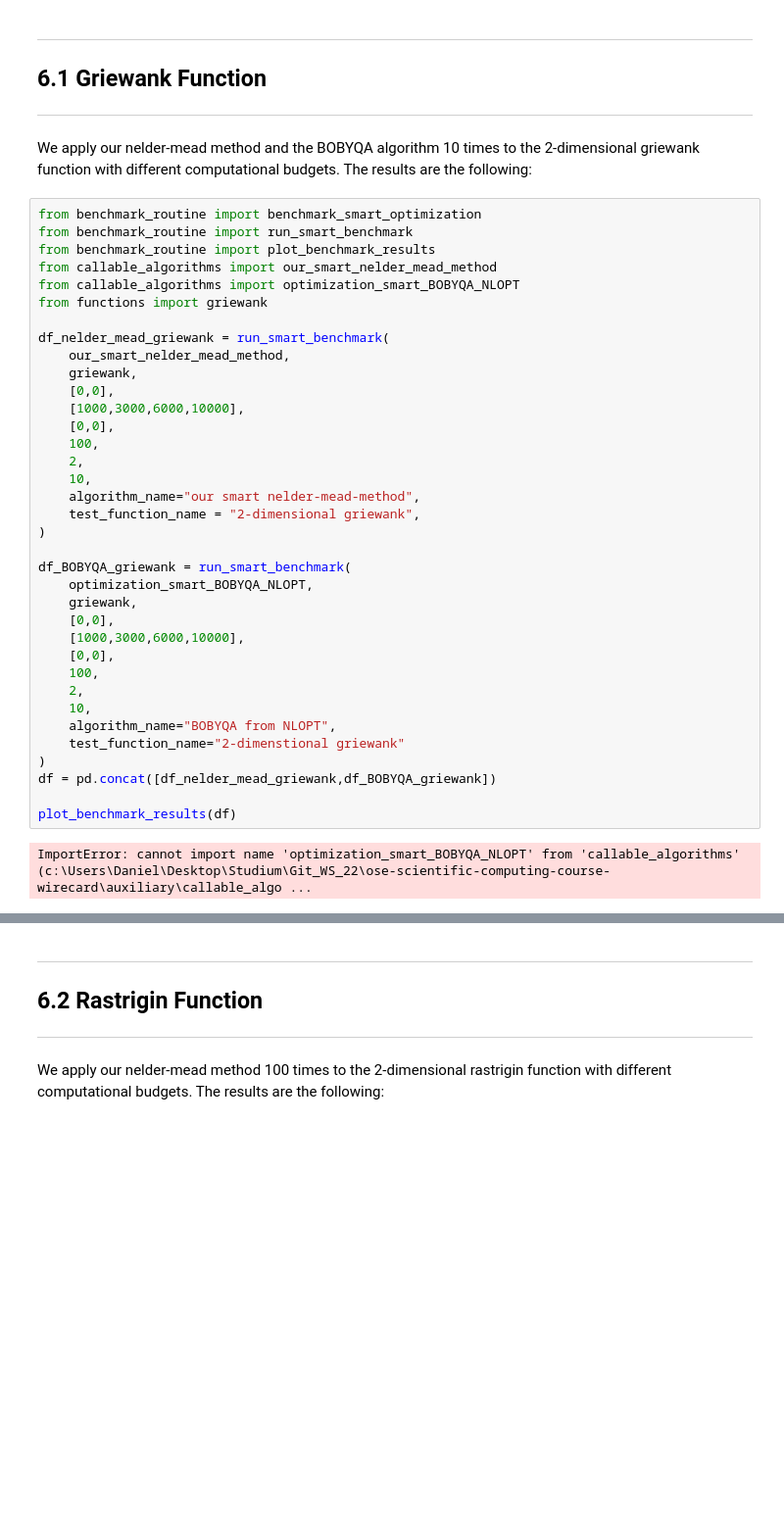
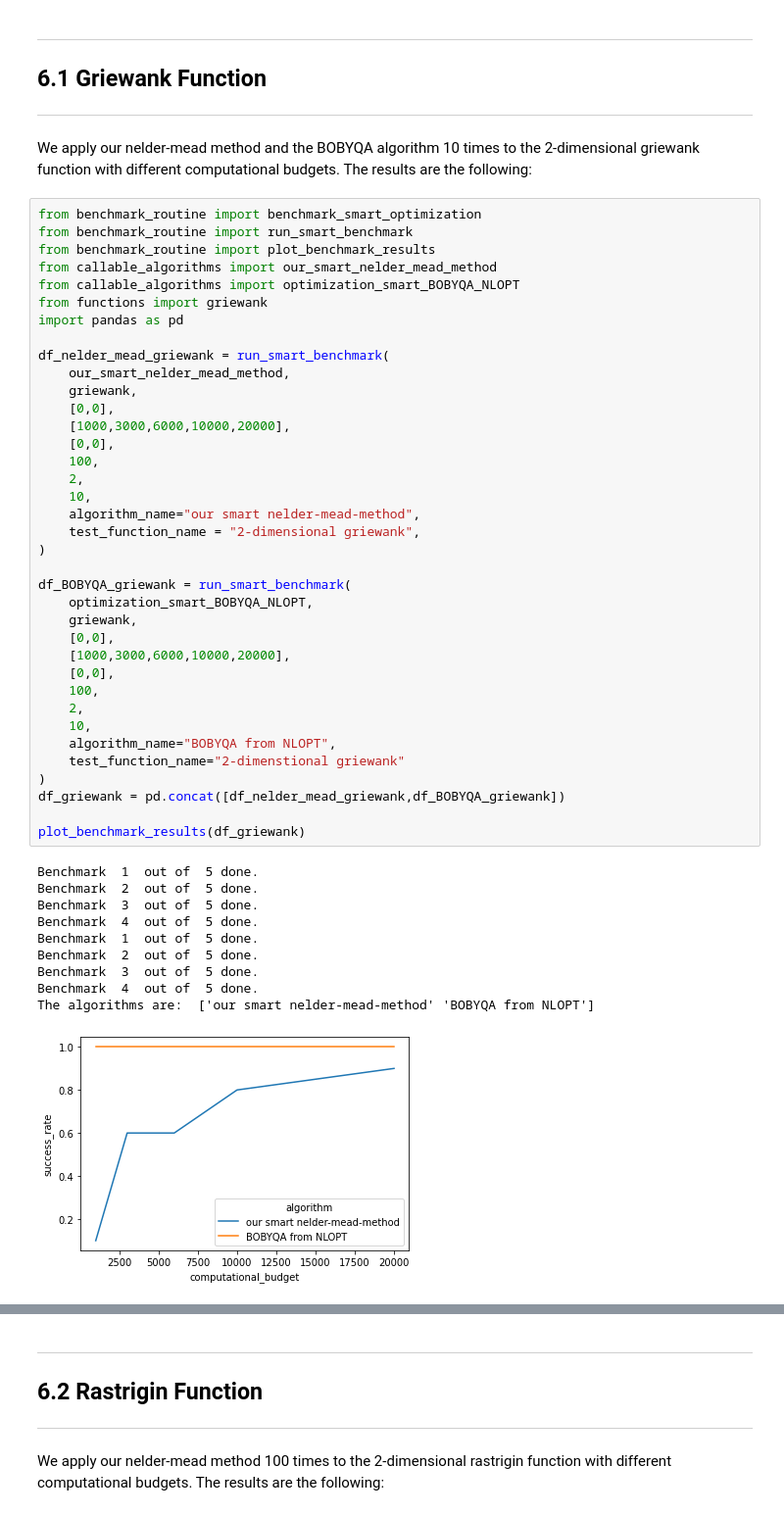
Before and after one commit to OpenSourceEconomics/ose-scientific-computing-course-wirecard, a Jupyter notebook: auxiliary/eppe_abgabe.ipynb, the cells around one changed output, grey strips where cells are left out. Shown at 98% size. Saved outputs shown, nothing was run; the diff lists cells and outputs as text; blank space fills up the shorter version.

```diff
--- a/auxiliary/eppe_abgabe.ipynb
+++ b/auxiliary/eppe_abgabe.ipynb
@@ -307,35 +307,45 @@ from benchmark_routine import run_smart_benchmark
 from benchmark_routine import plot_benchmark_results
 from callable_algorithms import our_smart_nelder_mead_method
 from callable_algorithms import optimization_smart_BOBYQA_NLOPT
 from functions import griewank
+import pandas as pd
 
 df_nelder_mead_griewank = run_smart_benchmark(
     our_smart_nelder_mead_method,
     griewank,
     [0,0],
-    [1000,3000,6000,10000],
+    [1000,3000,6000,10000,20000],
     [0,0],
     100,
     2,
     10,
     algorithm_name="our smart nelder-mead-method",
     test_function_name = "2-dimensional griewank",
 )
 
 df_BOBYQA_griewank = run_smart_benchmark(
     optimization_smart_BOBYQA_NLOPT,
     griewank,
     [0,0],
-    [1000,3000,6000,10000],
+    [1000,3000,6000,10000,20000],
     [0,0],
     100,
     2,
     10,
     algorithm_name="BOBYQA from NLOPT",
     test_function_name="2-dimenstional griewank"
 )
-df = pd.concat([df_nelder_mead_griewank,df_BOBYQA_griewank])
+df_griewank = pd.concat([df_nelder_mead_griewank,df_BOBYQA_griewank])
 
-plot_benchmark_results(df)
+plot_benchmark_results(df_griewank)
 # %% [output]
-ImportError: cannot import name 'optimization_smart_BOBYQA_NLOPT' from 'callable_algorithms' (c:\Users\Daniel\Desktop\Studium\Git_WS_22\ose-scientific-computing-course-wirecard\auxiliary\callable_algo ...
+Benchmark  1  out of  5 done.
+Benchmark  2  out of  5 done.
+Benchmark  3  out of  5 done.
+Benchmark  4  out of  5 done.
+Benchmark  1  out of  5 done.
+Benchmark  2  out of  5 done.
+Benchmark  3  out of  5 done.
+Benchmark  4  out of  5 done.
+The algorithms are:  ['our smart nelder-mead-method' 'BOBYQA from NLOPT']
+[figure, added]
```
Also changed, not shown: parts of 3 cells of this notebook, 2 other files.
